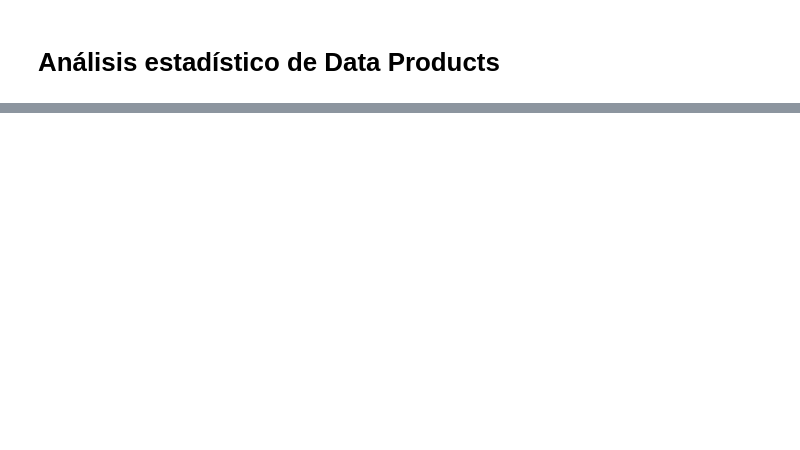
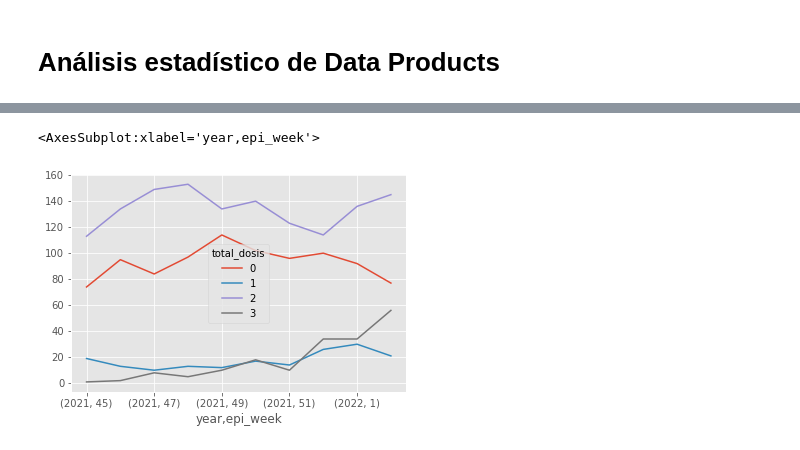
Before and after one commit to xxotto/covid19-Peru, a Jupyter notebook: DataAnalysis.ipynb, the cells around one changed output, grey strips where cells are left out. Drawn from its saved outputs; the diff is of its cells as text; code cells hidden in the pictures; blank space fills up the shorter version.

```diff
--- a/DataAnalysis.ipynb
+++ b/DataAnalysis.ipynb
@@ -5,13 +5,13 @@ import pandas as pd
 import numpy as np
 
 import matplotlib.pyplot as plt
+# %%
+df = pd.read_csv('Data/DP6_covid19-peru_info-fallecidos.csv')
 # %%
+# Convertir a formato fecha
+df['fecha_fallecimiento'] = pd.to_datetime(df['fecha_fallecimiento'], format = '%Y-%m-%d')
 
-df = pd.read_csv('Data/DP3_covid19-peru_casos-positivos_+_info-fallecimiento_+_info-vacunas.csv')
-
-lst_dates = ['fecha_resultado', 'fecha_fallecimiento', 'fecha_vacuna_1', 'fecha_vacuna_2', 'fecha_vacuna_3']
-
+lst_dates = ['fecha_vacuna_1', 'fecha_vacuna_2', 'fecha_vacuna_3']
 for date in lst_dates:
     df.loc[:,date] = pd.to_datetime(df[date], format = '%Y%m%d')
-
-df
+del lst_dates, date
@@ -32,7 +17,0 @@ df
-# %%
-df = df[df.fallecido == 1]  # solamente fallecidos
-df = df[(df.fecha_fallecimiento.dt.month >= 12) & (df.fecha_fallecimiento.dt.year >= 2021)]
-
-df0 = df[df.vacunado == 0]
-df1 = df[df.vacunado == 1]
-df1
@@ -52,0 +34,14 @@ df1
+# %%
+# Dataframe de fallecidos Vacunados a partir de X fecha
+df_falVac = df[((df.year >= 2021) & (df.epi_week >= 45)) | (df.year >= 2022)]
+
+# Columna de No Vacunados, para contabilizar a quienes no tienen ni la 1ra dosis
+df_falVac['no_vac'] = np.where(df_falVac['dosis_1'] == 0, 1, 0)
+df_falVac['total_dosis'] = df_falVac.dosis_1 + df_falVac.dosis_2 + df_falVac.dosis_3
+
+df_falVac = df_falVac[['year','epi_week', 'no_vac','dosis_1', 'dosis_2', 'dosis_3', 'total_dosis' ]]
+
+ct_falVac = pd.crosstab(index = [df_falVac['year'],df_falVac['epi_week']],
+                        columns = df_falVac['total_dosis'])
+
+ct_falVac
@@ -52,0 +61,5 @@ df1
+# %%
+ct_falVac.plot()
+# %% [output]
+<AxesSubplot:xlabel='year,epi_week'>
+[figure, added]
```
Also changed, not shown: parts of 5 cells of this notebook, 10 other files.
